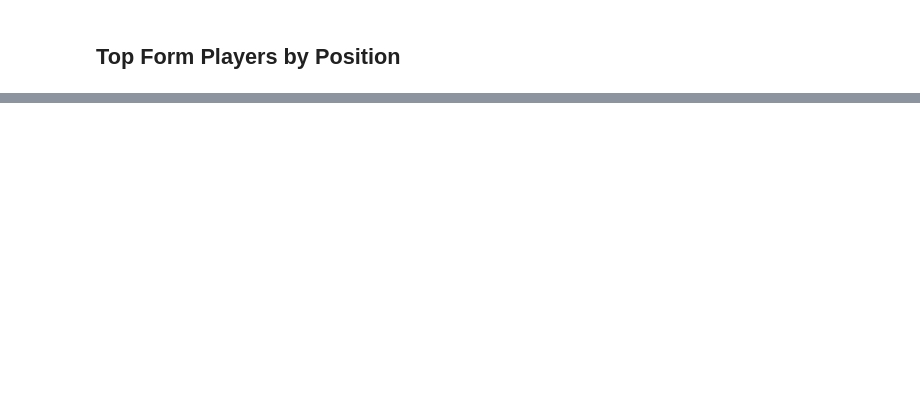
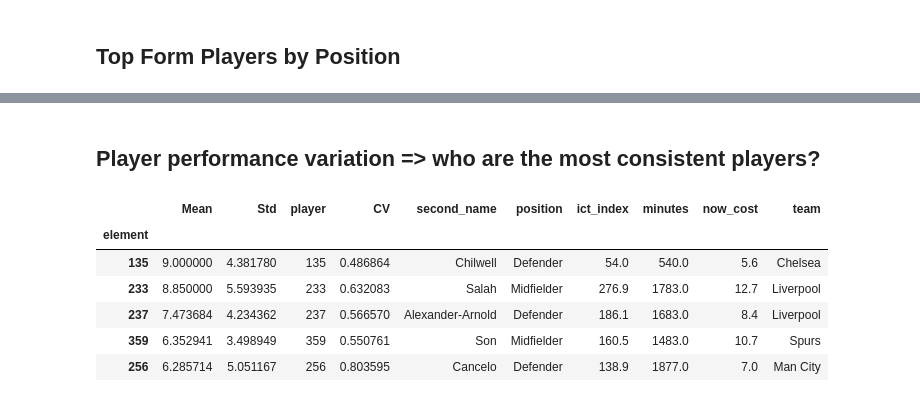
Before and after one commit to SitwalaM/fpl, a Jupyter notebook: notebooks/fpl_eda.ipynb, the cells around one changed output, grey strips where cells are left out. Drawn from its saved outputs; the diff is of its cells as text; code cells hidden in the pictures; blank space fills up the shorter version.

```diff
--- a/notebooks/fpl_eda.ipynb
+++ b/notebooks/fpl_eda.ipynb
@@ -118,0 +120,18 @@ for position in positions:
+# %% [markdown]
+## Player performance variation => who are the most consistent players?
+# %%
+#get player historical data for the season
+player_id = slim_elements_df.id
+all_players_hist = combine_all_players_hist(player_id)
+
+# get player performance variation for 500 minutes minimum and select the top 20
+player_variation = compute_player_variation(all_players_hist,500,20)
+player_variation.head()
+# %% [output]
+|  | Mean | Std | player | CV | second_name | position | ict_index | minutes | now_cost | team |
+| element |  |  |  |  |  |  |  |  |  |  |
+| 135 | 9.000000 | 4.381780 | 135 | 0.486864 | Chilwell | Defender | 54.0 | 540.0 | 5.6 | Chelsea |
+| 233 | 8.850000 | 5.593935 | 233 | 0.632083 | Salah | Midfielder | 276.9 | 1783.0 | 12.7 | Liverpool |
+| 237 | 7.473684 | 4.234362 | 237 | 0.566570 | Alexander-Arnold | Defender | 186.1 | 1683.0 | 8.4 | Liverpool |
+| 359 | 6.352941 | 3.498949 | 359 | 0.550761 | Son | Midfielder | 160.5 | 1483.0 | 10.7 | Spurs |
+| 256 | 6.285714 | 5.051167 | 256 | 0.803595 | Cancelo | Defender | 138.9 | 1877.0 | 7.0 | Man City |
```
Also changed, not shown: parts of 11 cells of this notebook, 1 other file.
